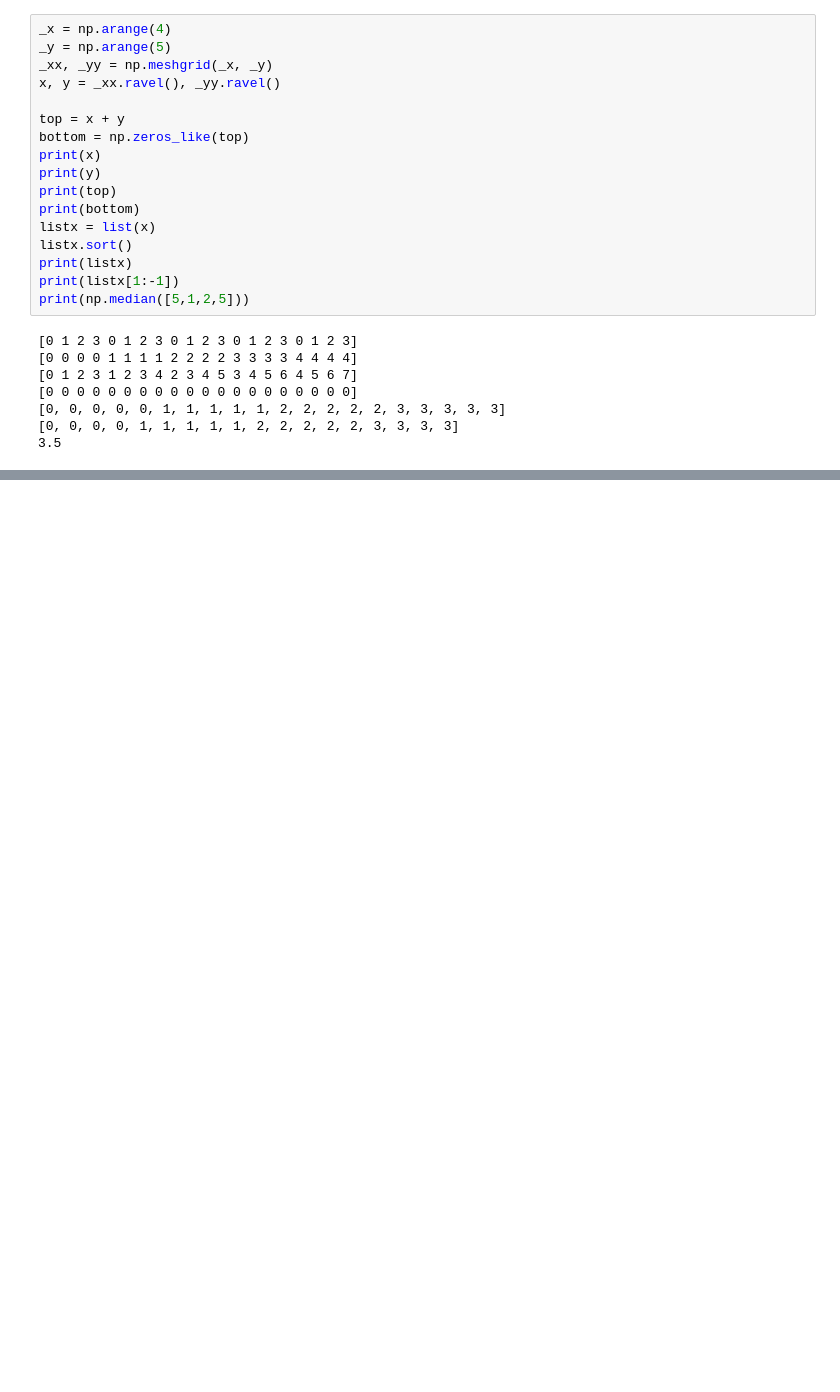
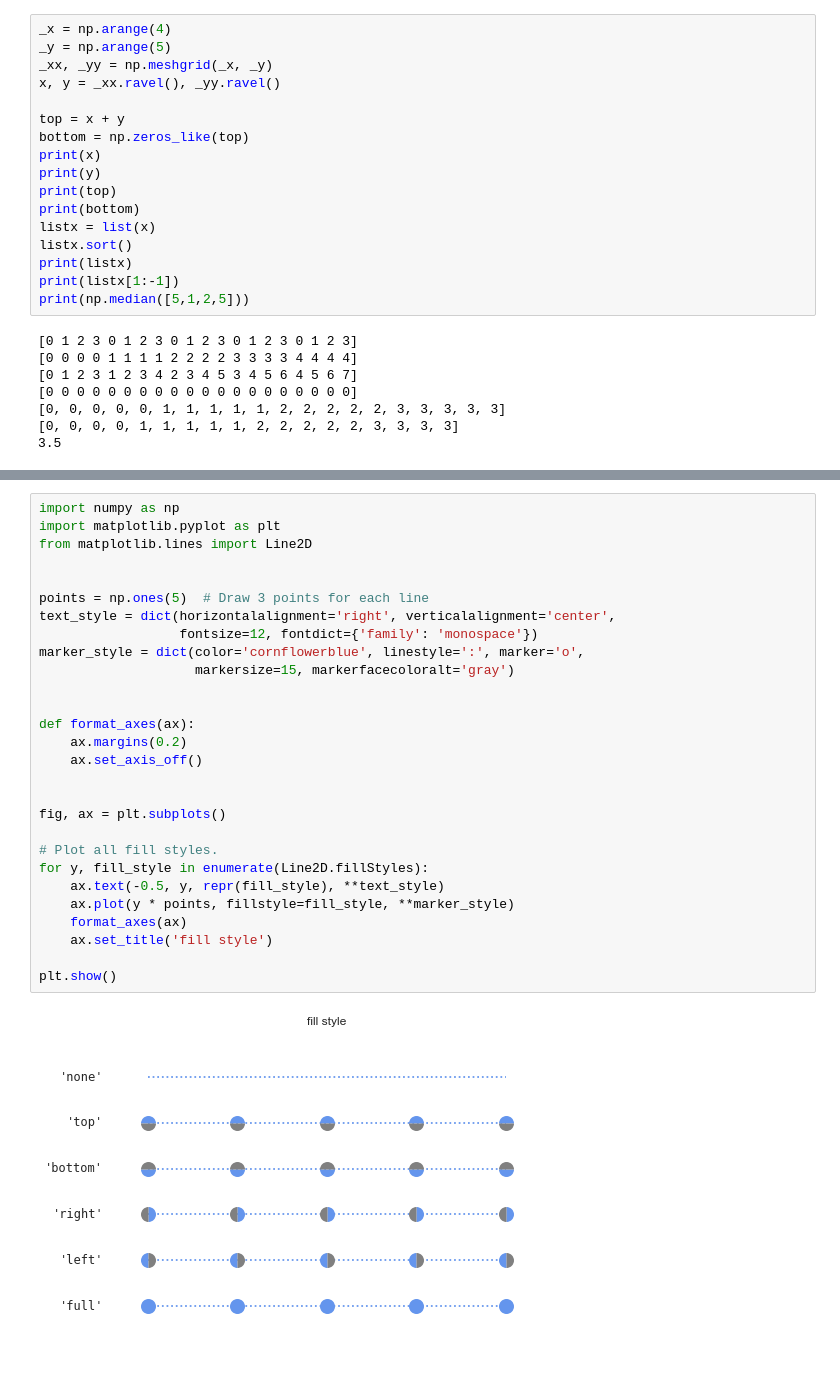
Before and after one commit to red-pencil/python_data, a Jupyter notebook: vtdata/Scripts/plot_20190430.ipynb, the cells around one changed output, grey strips where cells are left out. Drawn from its saved outputs; the diff is of its cells as text; blank space fills up the shorter version.

```diff
--- a/vtdata/Scripts/plot_20190430.ipynb
+++ b/vtdata/Scripts/plot_20190430.ipynb
@@ -1441,0 +1471,30 @@ plt.show()
+# %%
+import numpy as np
+import matplotlib.pyplot as plt
+from matplotlib.lines import Line2D
+
+
+points = np.ones(5)  # Draw 3 points for each line
+text_style = dict(horizontalalignment='right', verticalalignment='center',
+                  fontsize=12, fontdict={'family': 'monospace'})
+marker_style = dict(color='cornflowerblue', linestyle=':', marker='o',
+                    markersize=15, markerfacecoloralt='gray')
+
+
+def format_axes(ax):
+    ax.margins(0.2)
+    ax.set_axis_off()
+
+
+fig, ax = plt.subplots()
+
+# Plot all fill styles.
+for y, fill_style in enumerate(Line2D.fillStyles):
+    ax.text(-0.5, y, repr(fill_style), **text_style)
+    ax.plot(y * points, fillstyle=fill_style, **marker_style)
+    format_axes(ax)
+    ax.set_title('fill style')
+
+plt.show()
+# %% [output]
+[figure, added]
```
Also changed, not shown: parts of 13 cells of this notebook.
